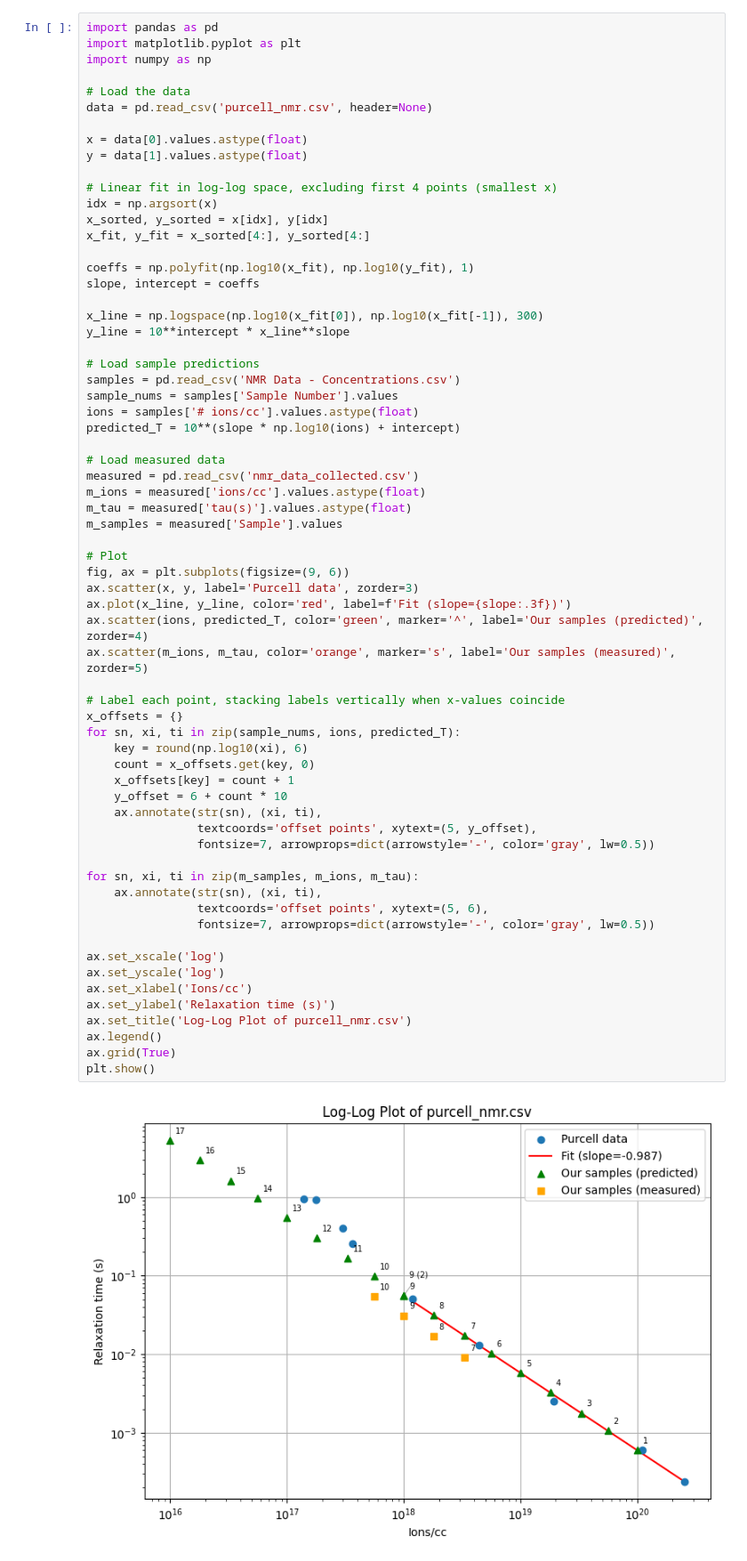
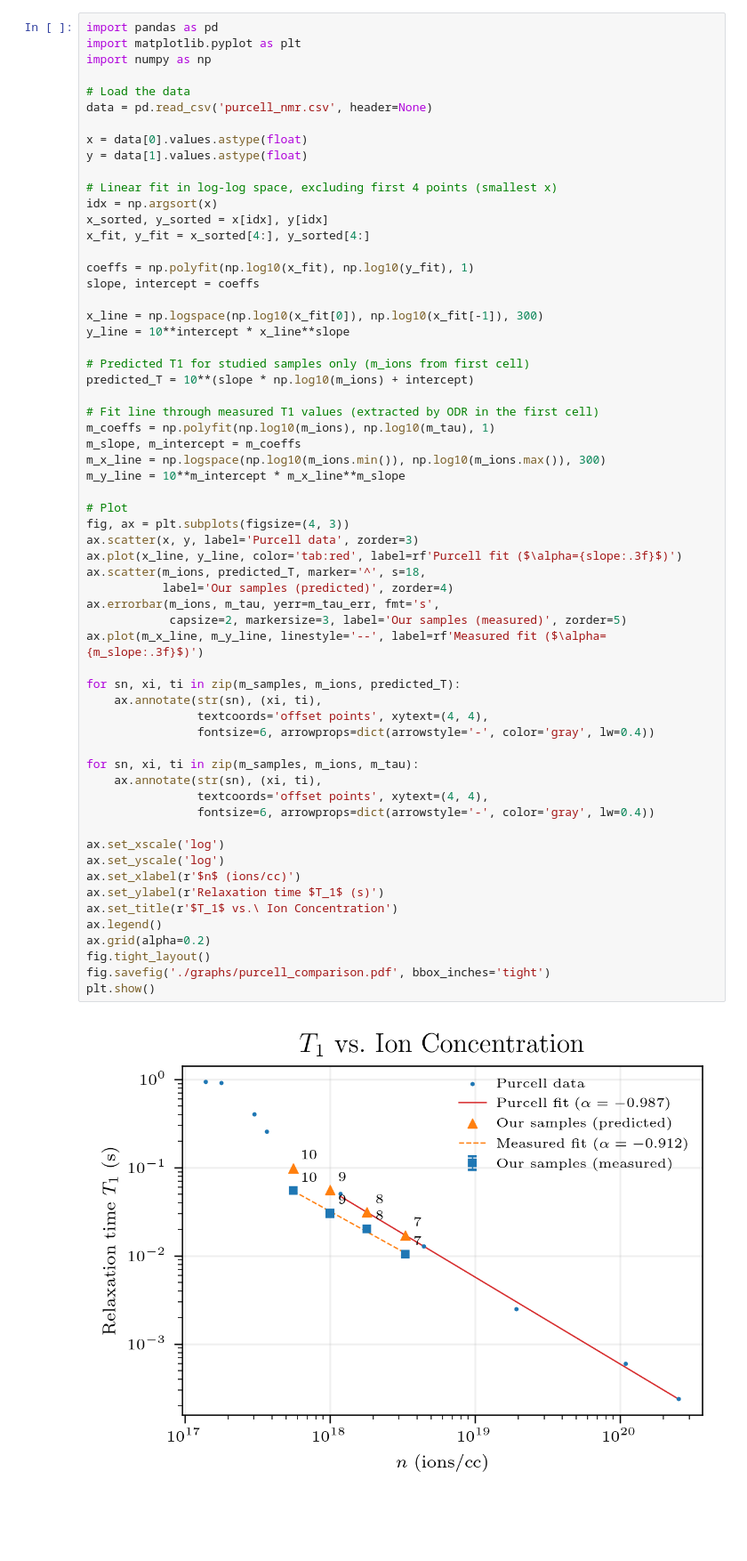
Before and after one commit to asuradev99/jlab, a Jupyter notebook: nmr/plot.ipynb, the cells around one changed output. Shown at 89% size. Drawn from its saved outputs; the diff is of its cells as text; blank space fills up the shorter version.

```diff
--- a/nmr/plot.ipynb
+++ b/nmr/plot.ipynb
@@ -8,60 +106,56 @@ data = pd.read_csv('purcell_nmr.csv', header=None)
 
 x = data[0].values.astype(float)
 y = data[1].values.astype(float)
 
 # Linear fit in log-log space, excluding first 4 points (smallest x)
 idx = np.argsort(x)
 x_sorted, y_sorted = x[idx], y[idx]
 x_fit, y_fit = x_sorted[4:], y_sorted[4:]
 
 coeffs = np.polyfit(np.log10(x_fit), np.log10(y_fit), 1)
 slope, intercept = coeffs
 
 x_line = np.logspace(np.log10(x_fit[0]), np.log10(x_fit[-1]), 300)
 y_line = 10**intercept * x_line**slope
 
-# Load sample predictions
-samples = pd.read_csv('NMR Data - Concentrations.csv')
-sample_nums = samples['Sample Number'].values
-ions = samples['# ions/cc'].values.astype(float)
-predicted_T = 10**(slope * np.log10(ions) + intercept)
+# Predicted T1 for studied samples only (m_ions from first cell)
+predicted_T = 10**(slope * np.log10(m_ions) + intercept)
 
-# Load measured data
-measured = pd.read_csv('nmr_data_collected.csv')
-m_ions = measured['ions/cc'].values.astype(float)
-m_tau = measured['tau(s)'].values.astype(float)
-m_samples = measured['Sample'].values
+# Fit line through measured T1 values (extracted by ODR in the first cell)
+m_coeffs = np.polyfit(np.log10(m_ions), np.log10(m_tau), 1)
+m_slope, m_intercept = m_coeffs
+m_x_line = np.logspace(np.log10(m_ions.min()), np.log10(m_ions.max()), 300)
+m_y_line = 10**m_intercept * m_x_line**m_slope
 
 # Plot
-fig, ax = plt.subplots(figsize=(9, 6))
+fig, ax = plt.subplots(figsize=(4, 3))
 ax.scatter(x, y, label='Purcell data', zorder=3)
-ax.plot(x_line, y_line, color='red', label=f'Fit (slope={slope:.3f})')
-ax.scatter(ions, predicted_T, color='green', marker='^', label='Our samples (predicted)', zorder=4)
-ax.scatter(m_ions, m_tau, color='orange', marker='s', label='Our samples (measured)', zorder=5)
+ax.plot(x_line, y_line, color='tab:red', label=rf'Purcell fit ($\alpha={slope:.3f}$)')
+ax.scatter(m_ions, predicted_T, marker='^', s=18,
+           label='Our samples (predicted)', zorder=4)
+ax.errorbar(m_ions, m_tau, yerr=m_tau_err, fmt='s',
+            capsize=2, markersize=3, label='Our samples (measured)', zorder=5)
+ax.plot(m_x_line, m_y_line, linestyle='--', label=rf'Measured fit ($\alpha={m_slope:.3f}$)')
 
-# Label each point, stacking labels vertically when x-values coincide
-x_offsets = {}
-for sn, xi, ti in zip(sample_nums, ions, predicted_T):
-    key = round(np.log10(xi), 6)
-    count = x_offsets.get(key, 0)
-    x_offsets[key] = count + 1
-    y_offset = 6 + count * 10
+for sn, xi, ti in zip(m_samples, m_ions, predicted_T):
     ax.annotate(str(sn), (xi, ti),
-                textcoords='offset points', xytext=(5, y_offset),
-                fontsize=7, arrowprops=dict(arrowstyle='-', color='gray', lw=0.5))
+                textcoords='offset points', xytext=(4, 4),
+                fontsize=6, arrowprops=dict(arrowstyle='-', color='gray', lw=0.4))
 
 for sn, xi, ti in zip(m_samples, m_ions, m_tau):
     ax.annotate(str(sn), (xi, ti),
-                textcoords='offset points', xytext=(5, 6),
-                fontsize=7, arrowprops=dict(arrowstyle='-', color='gray', lw=0.5))
+                textcoords='offset points', xytext=(4, 4),
+                fontsize=6, arrowprops=dict(arrowstyle='-', color='gray', lw=0.4))
 
 ax.set_xscale('log')
 ax.set_yscale('log')
-ax.set_xlabel('Ions/cc')
-ax.set_ylabel('Relaxation time (s)')
-ax.set_title('Log-Log Plot of purcell_nmr.csv')
+ax.set_xlabel(r'$n$ (ions/cc)')
+ax.set_ylabel(r'Relaxation time $T_1$ (s)')
+ax.set_title(r'$T_1$ vs.\ Ion Concentration')
 ax.legend()
-ax.grid(True)
+ax.grid(alpha=0.2)
+fig.tight_layout()
+fig.savefig('./graphs/purcell_comparison.pdf', bbox_inches='tight')
 plt.show()
 # %% [output]
-[figure, old version]
+[figure, new version]
```
Also changed, not shown: parts of 2 cells of this notebook, 16 other files.
